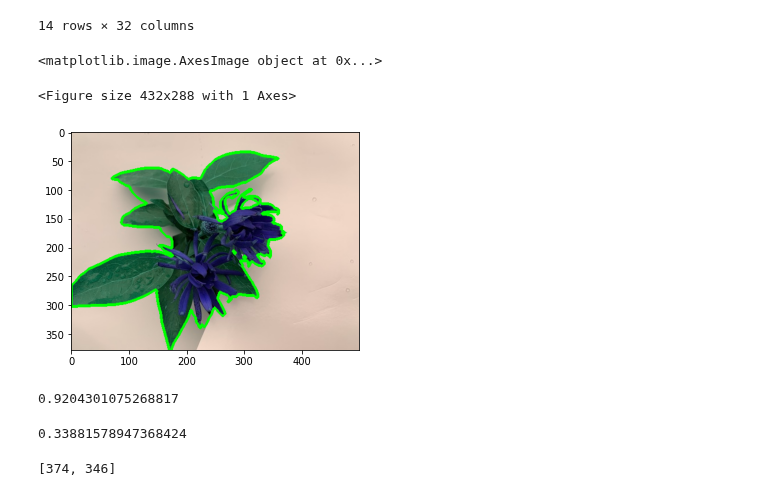
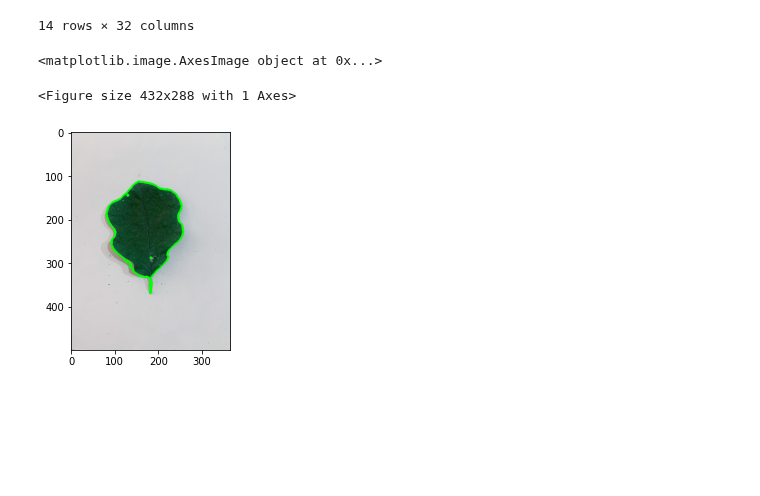
Before and after one commit to JiayueLin-CS/Quest_Project_2022, a Jupyter notebook: Quest_Project_2022.ipynb, the cells around one changed output. Cells and saved outputs as stored; diff of their text form; code cells hidden in the pictures; blank space fills up the shorter version.

```diff
--- a/Quest_Project_2022.ipynb
+++ b/Quest_Project_2022.ipynb
@@ -423,3 +499,19 @@ combinedColorDF.head()
+# %%
+# Store RGB Color Names
+Color_Names_1 = []
+Color_Names_2 = []
+Color_Names_3 = []
+
+for i in combinedColorDF.index:
+    # RGB1
+    rgb1 = combinedColorDF.iloc[i, 0:3]
+    Color_Names_1.append(convert_rgb_to_names(rgb1))
+    # RGB2
+    rgb2 = combinedColorDF.iloc[i, 4:7]
+    Color_Names_2.append(convert_rgb_to_names(rgb2))
+    # RGB3
+    rgb3 = combinedColorDF.iloc[i, 8:11]
+    Color_Names_3.append(convert_rgb_to_names(rgb3))
 # %%
 # re-set index to be same as iNatStruct
 #RGBdf = RGBdf.set_index(iNatStruct.index)
@@ -431,7 +523,8 @@ result = pd.concat([iNatStruct, combinedColorDF], axis=1)
 #display(result)
 # %%
 iNatStruct = result
-iNatStruct["Hex_Color_Code"] = hex_code
+iNatStruct["Hex_Color_Code"] = ord_hex_code
+#iNatStruct["Hex_Color_Code"] = hex_code
 iNatStruct.head()
 # %% [output]
 |  | Image_Label | Image_Link | Species | User | Date | Time | Seconds | Place | Lat | Long | ... |
@@ -727,17 +704,17 @@ iNatStruct
 14 rows × 32 columns
 # %%
 # attempt on p1
-req = urllib.request.urlopen(iNatStruct["Image_Link"][1])
+req = urllib.request.urlopen(iNatStruct["Image_Link"][11])
 arr = np.asarray(bytearray(req.read()), dtype=np.uint8)
 imgNat = cv2.imdecode(arr, -1)
 imgray = cv2.cvtColor(imgNat, cv2.COLOR_BGR2GRAY)
 blur = cv2.GaussianBlur(imgray, (5,5), 0)
 thresh = cv2.threshold(blur, 0, 255, cv2.THRESH_BINARY_INV + cv2.THRESH_OTSU)[1]
 contours, hierarchy = cv2.findContours(thresh, cv2.RETR_TREE, cv2.CHAIN_APPROX_SIMPLE)
 cv2.drawContours(imgNat, contours, -1, (0, 255, 0), 3)
 plt.imshow(imgNat)
 # %% [output]
 <matplotlib.image.AxesImage object at 0x...>
 <Figure size 432x288 with 1 Axes>
-[figure, old version]
+[figure, new version]
 # %%
@@ -754,12 +730,0 @@ aspect_ratio = float(w1)/h1
-# %%
-aspect_ratio
-# %% [output]
-0.9204301075268817
-# %%
-103/304
-# %% [output]
-0.33881578947368424
-# %%
-tag(imgNat)
-# %% [output]
-[374, 346]
```
Also changed, not shown: parts of 25 cells of this notebook, 3 other files.
